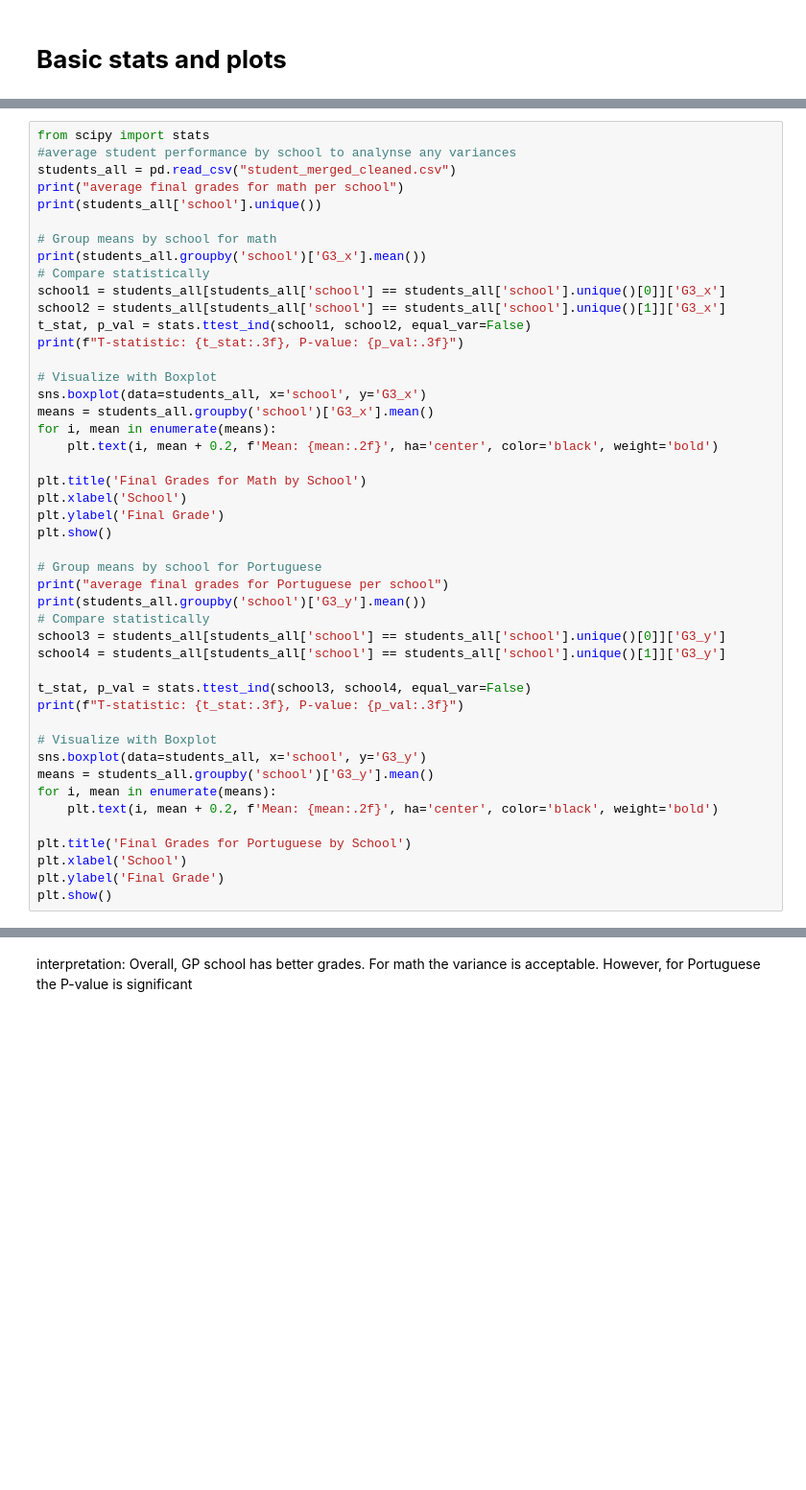
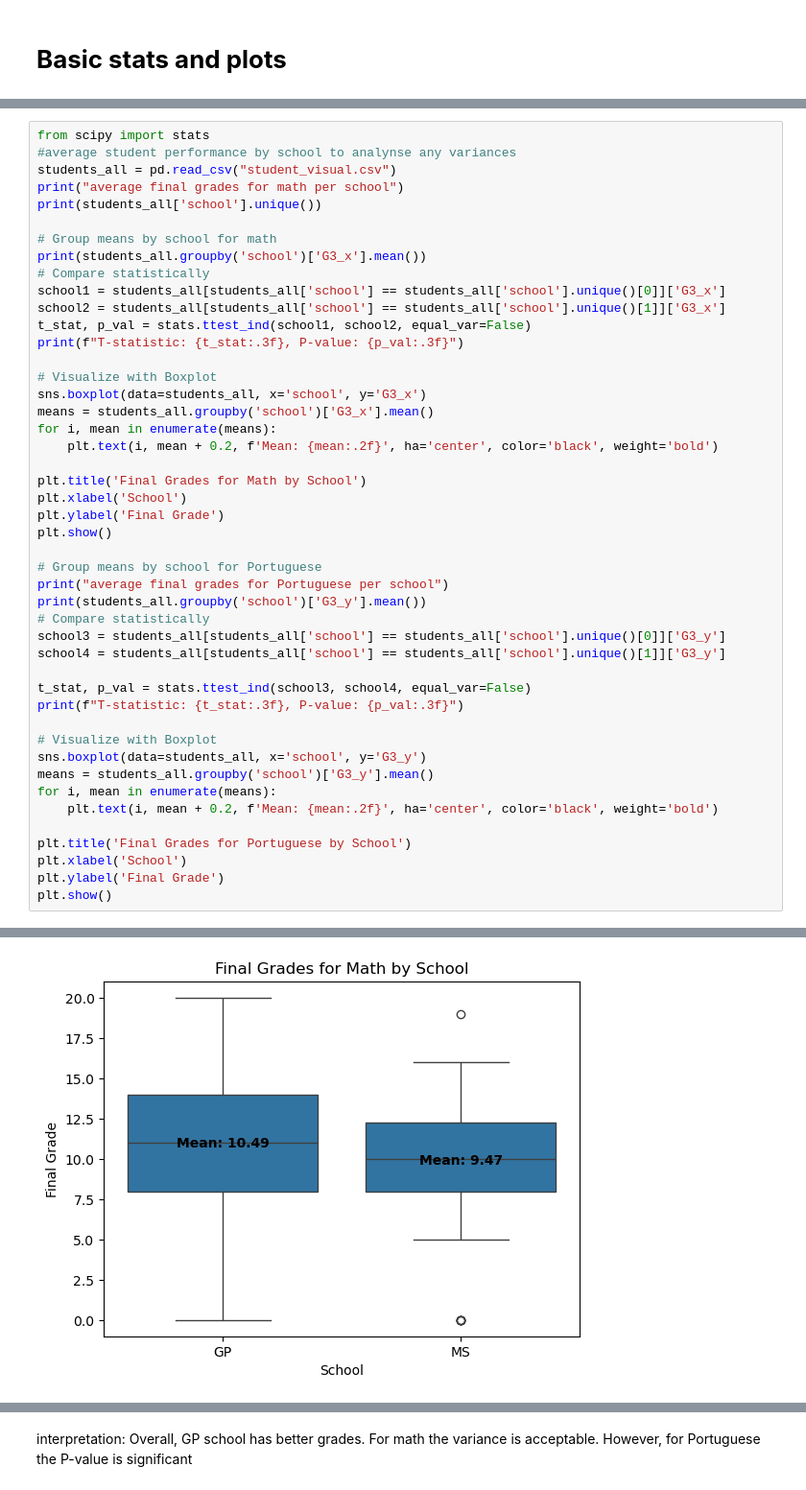
Before and after one commit to marias-25/Project, a Jupyter notebook: EDA.ipynb, the cells around one changed output, grey strips where cells are left out. Shown at 96% size. Drawn from its saved outputs; the diff is of its cells as text; blank space fills up the shorter version.

```diff
--- a/EDA.ipynb
+++ b/EDA.ipynb
@@ -517,7 +612,7 @@ plt.xlabel("Grades", fontsize=12)
 # %%
 from scipy import stats
 #average student performance by school to analynse any variances
-students_all = pd.read_csv("student_merged_cleaned.csv")
+students_all = pd.read_csv("student_visual.csv")
 print("average final grades for math per school")
 print(students_all['school'].unique())
 
@@ -560,3 +655,4 @@ plt.title('Final Grades for Portuguese by School')
 plt.xlabel('School')
 plt.ylabel('Final Grade')
 plt.show()
+# %% [output]
@@ -562,0 +666 @@ plt.show()
+[figure, added]
```
Also changed, not shown: parts of 41 cells of this notebook, 9 other files.
